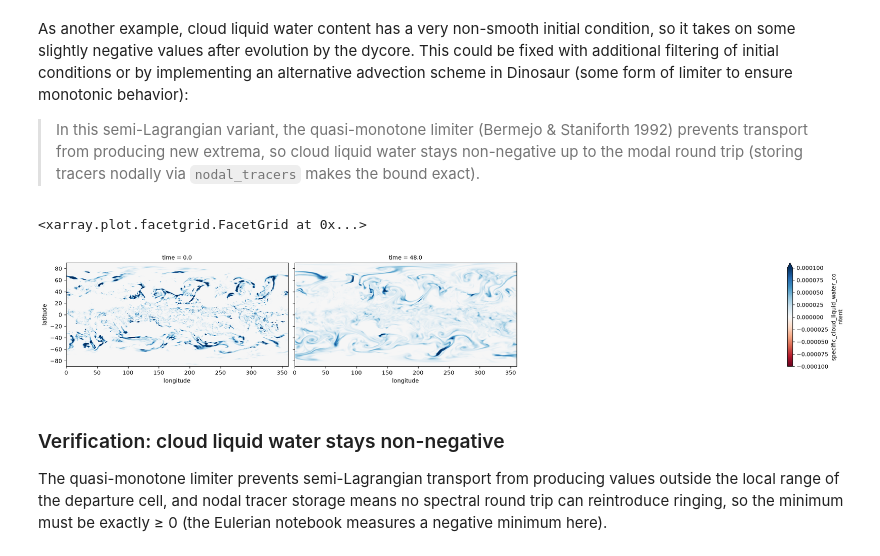
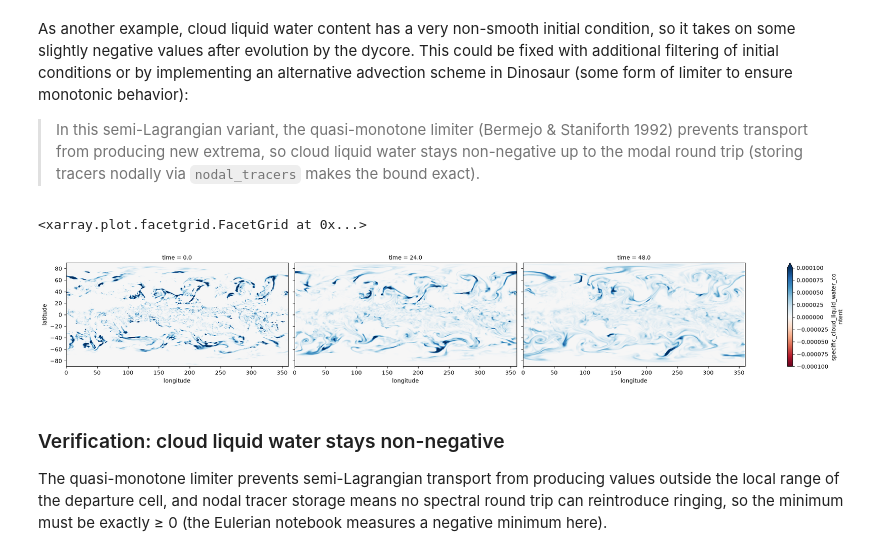
Before and after one commit to neuralgcm/dinosaur, a Jupyter notebook: notebooks/semi_lagrangian/weather_forecast_on_era5.ipynb, the cells around one changed output. Saved outputs shown, nothing was run; the diff lists cells and outputs as text; code cells hidden in the pictures.

```diff
--- a/notebooks/semi_lagrangian/weather_forecast_on_era5.ipynb
+++ b/notebooks/semi_lagrangian/weather_forecast_on_era5.ipynb
@@ -416,14 +416,14 @@ As another example, cloud liquid water content has a very non-smooth initial con
 
 > In this semi-Lagrangian variant, the quasi-monotone limiter (Bermejo & Staniforth 1992) prevents transport from producing new extrema, so cloud liquid water stays non-negative up to the modal round trip (storing tracers nodally via `nodal_tracers` makes the bound exact).
 # %%
-ds_out.specific_cloud_liquid_water_content.thin(time=4*24).isel(sigma=2).plot.imshow(
+ds_out.specific_cloud_liquid_water_content.thin(time=2*24).isel(sigma=2).plot.imshow(
     col='time', x='longitude', y='latitude',
     col_wrap=3, aspect=2, size=3.5,
     cmap='RdBu', vmin=-1e-4, vmax=1e-4,
 )
 # %% [output]
 <xarray.plot.facetgrid.FacetGrid at 0x...>
-[figure, old version]
+[figure, new version]
 # %% [markdown]
 ### Verification: cloud liquid water stays non-negative
 
```
Also changed, not shown: parts of 4 cells of this notebook.
